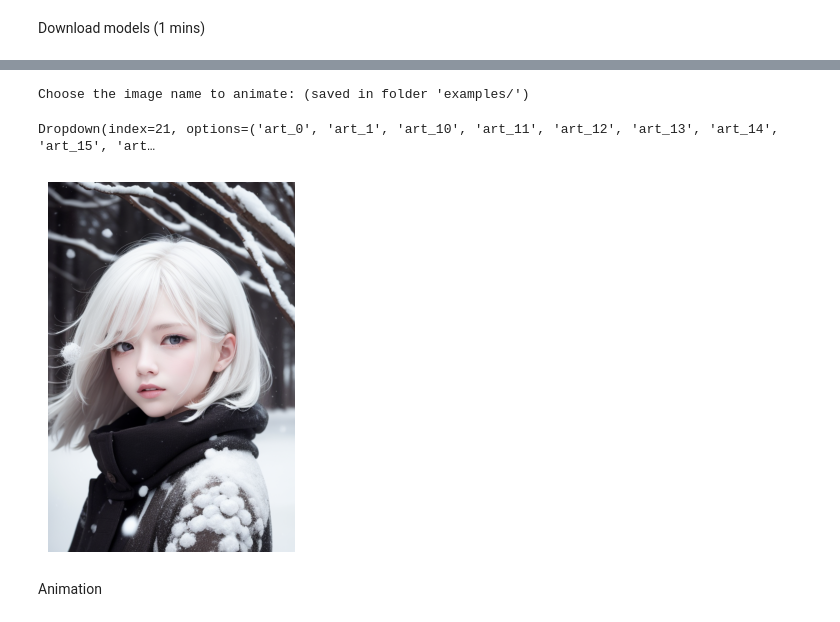
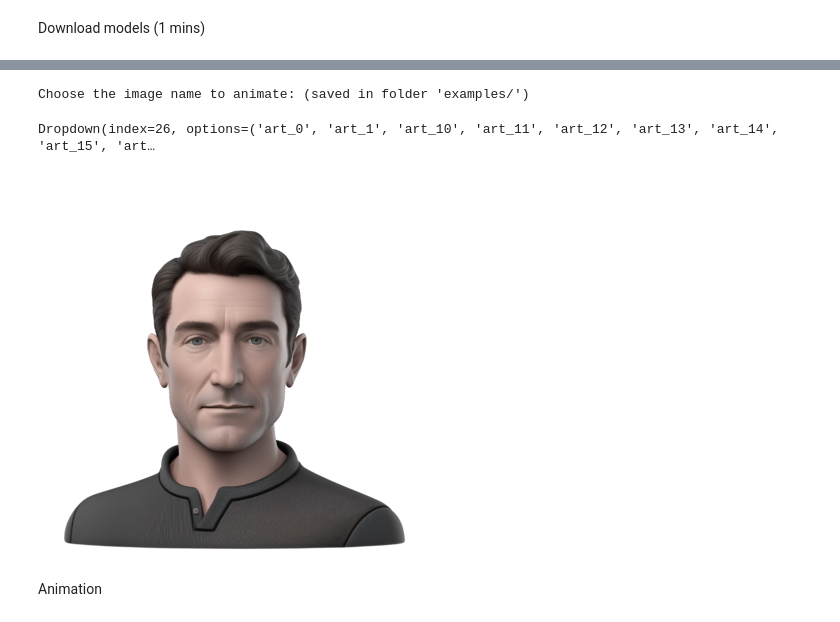
Before and after one commit to Harshitha-Neelakanta/Talking_Face_Avatar, a Jupyter notebook: quick_demo.ipynb, the cells around one changed output, grey strips where cells are left out. Cells and saved outputs as stored; diff of their text form; code cells hidden in the pictures.

```diff
--- a/quick_demo.ipynb
+++ b/quick_demo.ipynb
@@ -89,27 +93,27 @@ Saving to: ‘./checkpoints/mapping_00109-model.pth.tar’
 # %%
 # borrow from makeittalk
 import ipywidgets as widgets
 import glob
 import matplotlib.pyplot as plt
 print("Choose the image name to animate: (saved in folder 'examples/')")
-img_list = glob.glob1('examples/source_image', '*.png')
+img_list = glob.glob1('Talking_Face_Avatar/examples/source_image', '*.png')
 img_list.sort()
 img_list = [item.split('.')[0] for item in img_list]
 default_head_name = widgets.Dropdown(options=img_list, value='interviewer_image')
 def on_change(change):
     if change['type'] == 'change' and change['name'] == 'value':
-        plt.imshow(plt.imread('examples/source_image/{}.png'.format(default_head_name.value)))
+        plt.imshow(plt.imread('Talking_Face_Avatar/examples/source_image/{}.png'.format(default_head_name.value)))
         plt.axis('off')
         plt.show()
 default_head_name.observe(on_change)
 display(default_head_name)
-plt.imshow(plt.imread('examples/source_image/{}.png'.format(default_head_name.value)))
+plt.imshow(plt.imread('Talking_Face_Avatar/examples/source_image/{}.png'.format(default_head_name.value)))
 plt.axis('off')
 plt.show()
 # %% [output]
 Choose the image name to animate: (saved in folder 'examples/')
-Dropdown(index=21, options=('art_0', 'art_1', 'art_10', 'art_11', 'art_12', 'art_13', 'art_14', 'art_15', 'art…
+Dropdown(index=26, options=('art_0', 'art_1', 'art_10', 'art_11', 'art_12', 'art_13', 'art_14', 'art_15', 'art…
-[figure, old version]
+[figure, new version]
 # %% [markdown]
 Animation
 # %%
```
Also changed, not shown: parts of 6 cells of this notebook.
